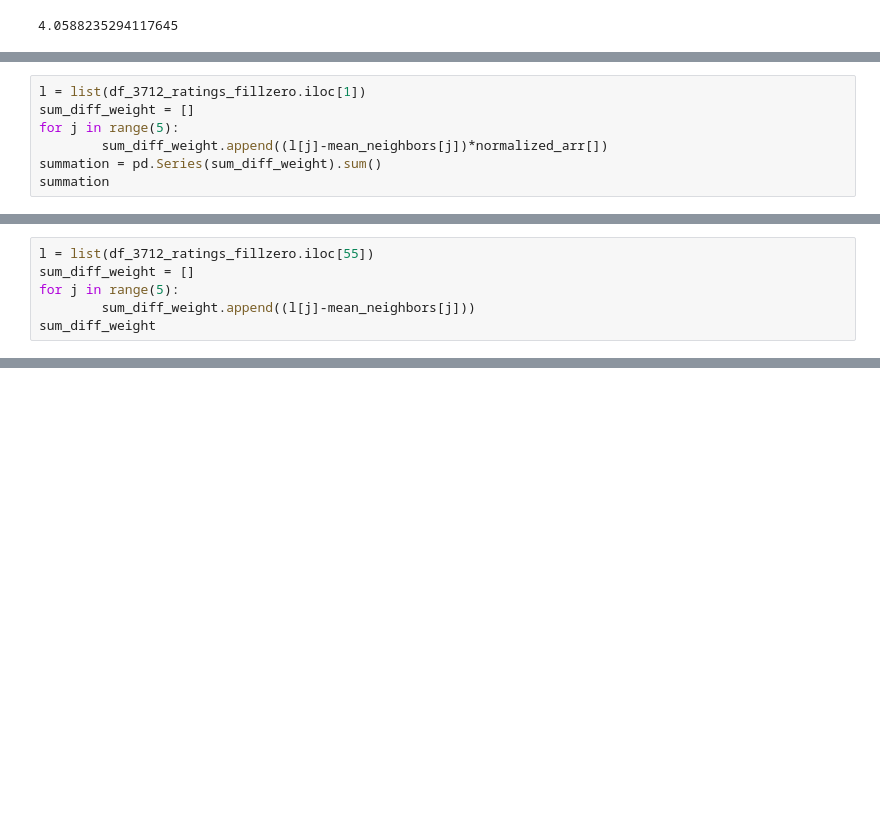
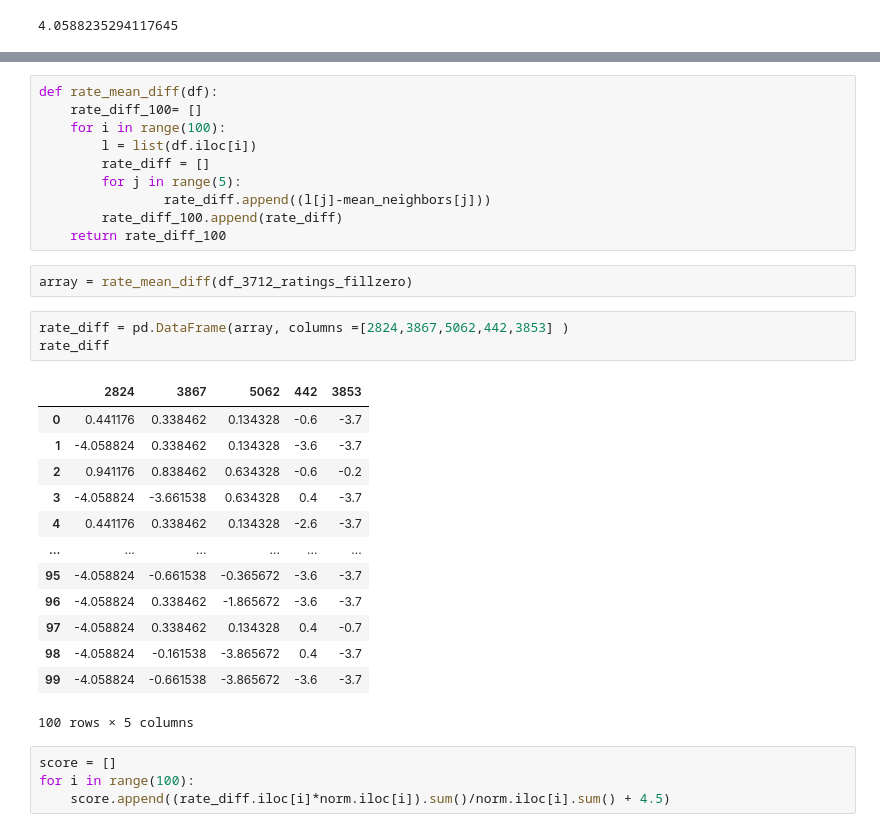
Before and after one commit to ali-d-nasseri/Recommender-System, a Jupyter notebook: Coursera Notes/Coursera project.ipynb, the cells around one changed output, grey strips where cells are left out. Cells and saved outputs as stored; diff of their text form; blank space fills up the shorter version.

```diff
--- a/Coursera Notes/Coursera project.ipynb
+++ b/Coursera Notes/Coursera project.ipynb
@@ -544,7 +314,0 @@ array([0.57498891, 0.51110125, 0.51110125, 0.38332594, 0.        ])
-# %%
-l = list(df_3712_ratings_fillzero.iloc[1])
-sum_diff_weight = []
-for j in range(5):
-        sum_diff_weight.append((l[j]-mean_neighbors[j])*normalized_arr[])
-summation = pd.Series(sum_diff_weight).sum()
-summation
@@ -572,6 +314,0 @@ pd.DataFrame(normalized_arr)
-# %%
-l = list(df_3712_ratings_fillzero.iloc[55])
-sum_diff_weight = []
-for j in range(5):
-        sum_diff_weight.append((l[j]-mean_neighbors[j]))
-sum_diff_weight
@@ -596,0 +349,33 @@ dtype: float64
+# %%
+def rate_mean_diff(df):
+    rate_diff_100= []
+    for i in range(100):
+        l = list(df.iloc[i])
+        rate_diff = []
+        for j in range(5):
+                rate_diff.append((l[j]-mean_neighbors[j]))
+        rate_diff_100.append(rate_diff)
+    return rate_diff_100
+# %%
+array = rate_mean_diff(df_3712_ratings_fillzero)
+# %%
+rate_diff = pd.DataFrame(array, columns =[2824,3867,5062,442,3853] )
+rate_diff
+# %% [output]
+|  | 2824 | 3867 | 5062 | 442 | 3853 |
+| 0 | 0.441176 | 0.338462 | 0.134328 | -0.6 | -3.7 |
+| 1 | -4.058824 | 0.338462 | 0.134328 | -3.6 | -3.7 |
+| 2 | 0.941176 | 0.838462 | 0.634328 | -0.6 | -0.2 |
+| 3 | -4.058824 | -3.661538 | 0.634328 | 0.4 | -3.7 |
+| 4 | 0.441176 | 0.338462 | 0.134328 | -2.6 | -3.7 |
+| ... | ... | ... | ... | ... | ... |
+| 95 | -4.058824 | -0.661538 | -0.365672 | -3.6 | -3.7 |
+| 96 | -4.058824 | 0.338462 | -1.865672 | -3.6 | -3.7 |
+| 97 | -4.058824 | 0.338462 | 0.134328 | 0.4 | -0.7 |
+| 98 | -4.058824 | -0.161538 | -3.865672 | 0.4 | -3.7 |
+| 99 | -4.058824 | -0.661538 | -3.865672 | -3.6 | -3.7 |
+100 rows × 5 columns
+# %%
+score = []
+for i in range(100):
+    score.append((rate_diff.iloc[i]*norm.iloc[i]).sum()/norm.iloc[i].sum() + 4.5)
```
Also changed, not shown: parts of 50 cells of this notebook.
